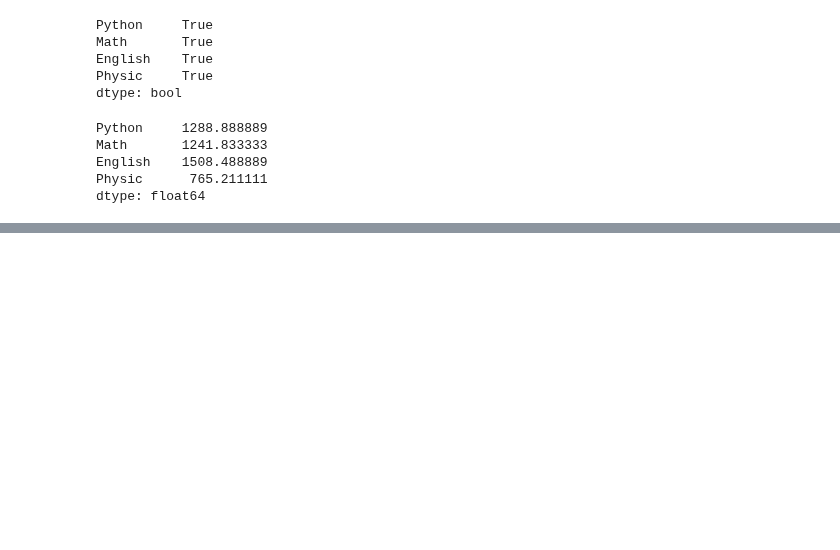
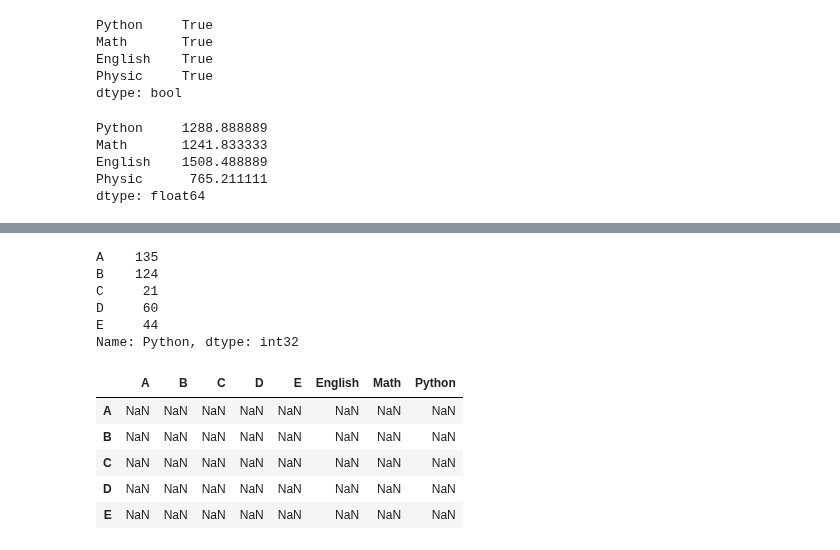
Before and after one commit to TinyHandsome/BookStudy, a Jupyter notebook: python_projects/2-千峰数据分析/7-pandas.ipynb, the cells around one changed output, grey strips where cells are left out. Saved outputs shown, nothing was run; the diff lists cells and outputs as text; code cells hidden in the pictures; blank space fills up the shorter version.

```diff
--- a/python_projects/2-千峰数据分析/7-pandas.ipynb
+++ b/python_projects/2-千峰数据分析/7-pandas.ipynb
@@ -511,0 +622,2 @@ dtype: float64
+# %%
+df1.add(s1, axis=0)
@@ -511,0 +634,2 @@ dtype: float64
+# %%
+df1.add(s1)
@@ -511,0 +643,2 @@ dtype: float64
+# %%
+df1.add(s1, axis=1)
@@ -511,0 +652,20 @@ dtype: float64
+# %%
+s2 = df1.Python
+# %%
+s2
+# %% [output]
+A    135
+B    124
+C     21
+D     60
+E     44
+Name: Python, dtype: int32
+# %%
+df1.add(s2)
+# %% [output]
+|  | A | B | C | D | E | English | Math | Python |
+| A | NaN | NaN | NaN | NaN | NaN | NaN | NaN | NaN |
+| B | NaN | NaN | NaN | NaN | NaN | NaN | NaN | NaN |
+| C | NaN | NaN | NaN | NaN | NaN | NaN | NaN | NaN |
+| D | NaN | NaN | NaN | NaN | NaN | NaN | NaN | NaN |
+| E | NaN | NaN | NaN | NaN | NaN | NaN | NaN | NaN |
```
Also changed, not shown: parts of 26 cells of this notebook, 7 other files.
